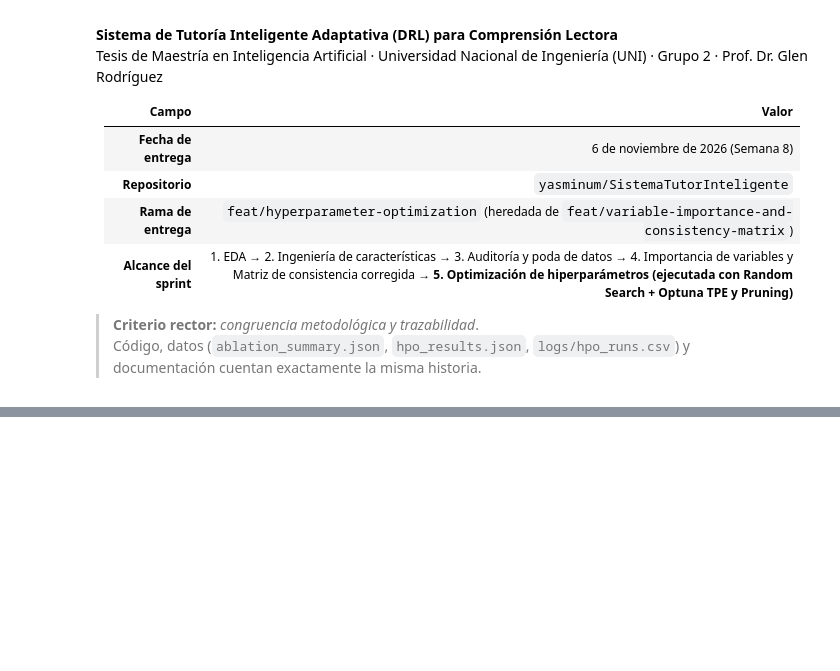
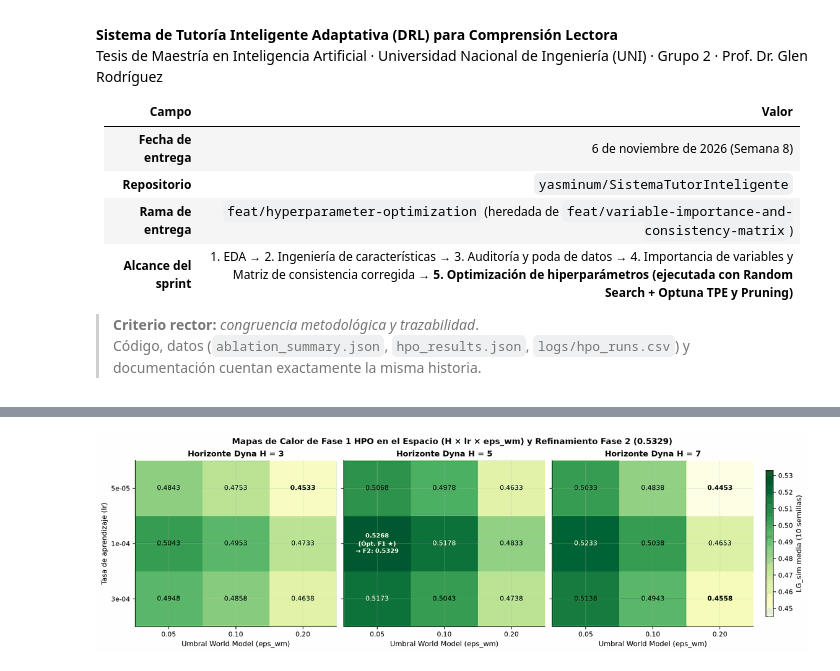
Before and after one commit to yasminum/SistemaTutorInteligente, a Jupyter notebook: notebooks/avance_sprint_optimizacion_hiperparametros.ipynb, the cells around one changed output, grey strips where cells are left out. Drawn from its saved outputs; the diff is of its cells as text; code cells hidden in the pictures; blank space fills up the shorter version.

```diff
--- a/notebooks/avance_sprint_optimizacion_hiperparametros.ipynb
+++ b/notebooks/avance_sprint_optimizacion_hiperparametros.ipynb
@@ -196 +195,7 @@ plt.imshow(fig_ev); plt.axis("off"); plt.tight_layout(); plt.show()
+# %%
+fig_hm = plt.imread(REPO_ROOT / "figures/05_heatmap_espacio_hpo.png")
+plt.figure(figsize=(13.8, 4.2))
+plt.imshow(fig_hm); plt.axis("off"); plt.tight_layout(); plt.show()
+# %% [output]
+[figure, added]
 # %% [markdown]
```
Also changed, not shown: parts of 17 cells of this notebook, 42 other files.
